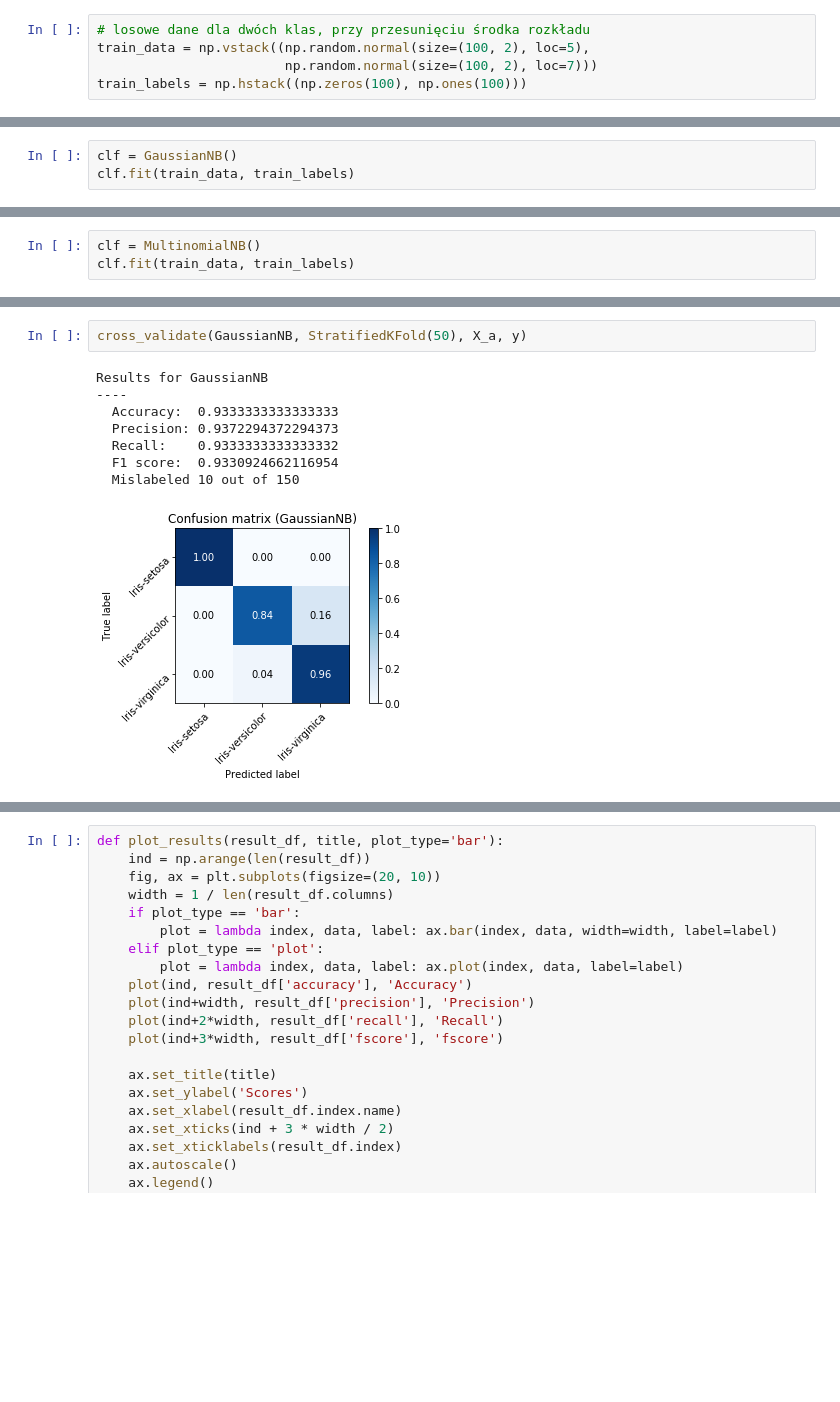
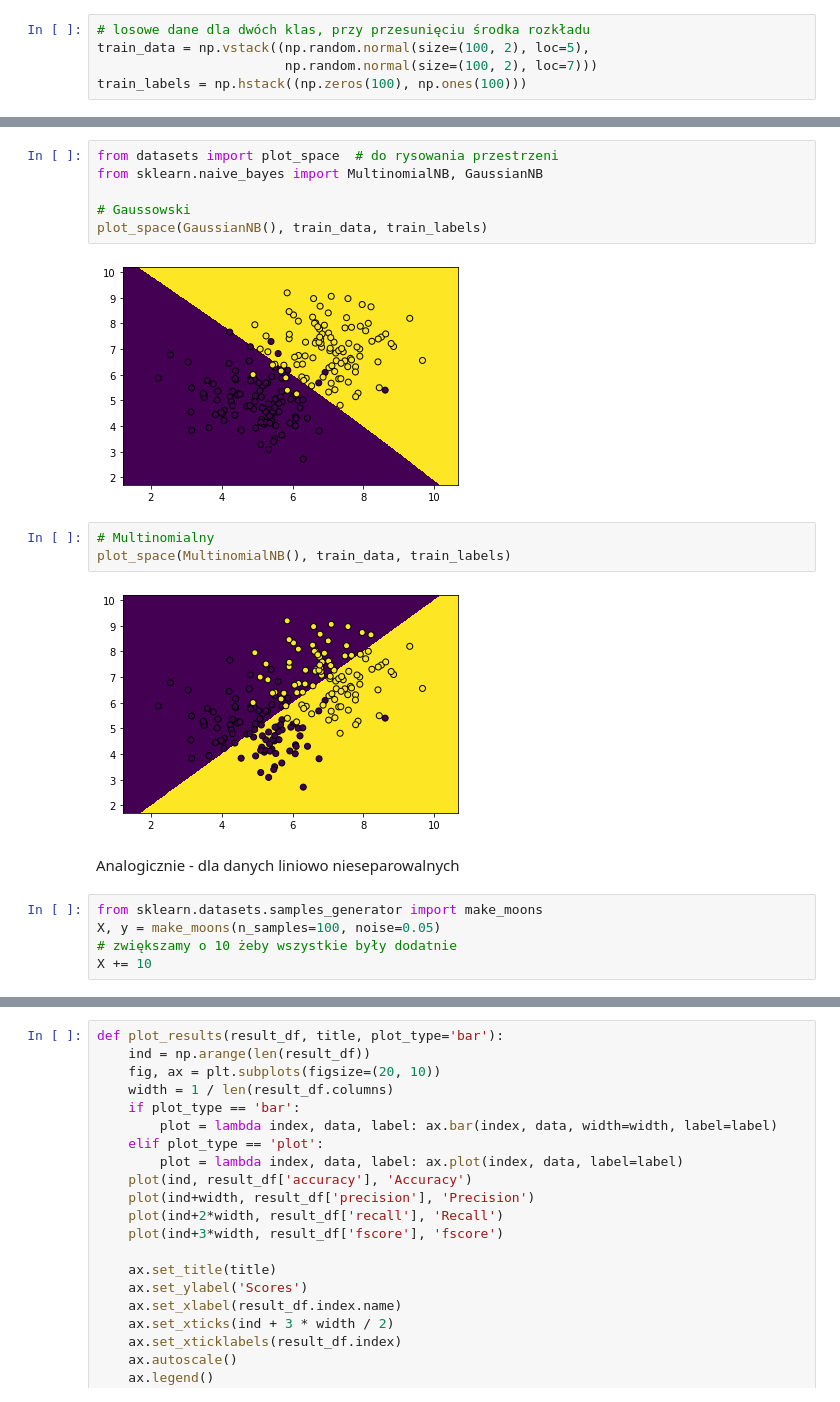
Before and after one commit to xenteros/data-science-training, a Jupyter notebook: Naive_Bayes.ipynb, the cells around one changed output, grey strips where cells are left out. Saved outputs shown, nothing was run; the diff lists cells and outputs as text; blank space fills up the shorter version.

```diff
--- a/Naive_Bayes.ipynb
+++ b/Naive_Bayes.ipynb
@@ -27,3 +14,0 @@ from sklearn.naive_bayes import MultinomialNB, GaussianNB
-# %%
-clf = GaussianNB()
-clf.fit(train_data, train_labels)
@@ -45,3 +14,0 @@ plt.show()
-# %%
-clf = MultinomialNB()
-clf.fit(train_data, train_labels)
@@ -486,11 +15,20 @@ Results for GaussianNB
-# %%
-cross_validate(GaussianNB, StratifiedKFold(50), X_a, y)
-# %% [output]
-Results for GaussianNB
-----
-  Accuracy:  0.9333333333333333
-  Precision: 0.9372294372294373
-  Recall:    0.9333333333333332
-  F1 score:  0.9330924662116954
-  Mislabeled 10 out of 150
-[figure, removed]
+# %%
+from datasets import plot_space  # do rysowania przestrzeni
+from sklearn.naive_bayes import MultinomialNB, GaussianNB
+
+# Gaussowski
+plot_space(GaussianNB(), train_data, train_labels)
+# %% [output]
+[figure, added]
+# %%
+# Multinomialny
+plot_space(MultinomialNB(), train_data, train_labels)
+# %% [output]
+[figure, added]
+# %% [markdown]
+Analogicznie - dla danych liniowo nieseparowalnych
+# %%
+from sklearn.datasets.samples_generator import make_moons
+X, y = make_moons(n_samples=100, noise=0.05)
+# zwiększamy o 10 żeby wszystkie były dodatnie
+X += 10
```
Also changed, not shown: parts of 74 cells of this notebook.
